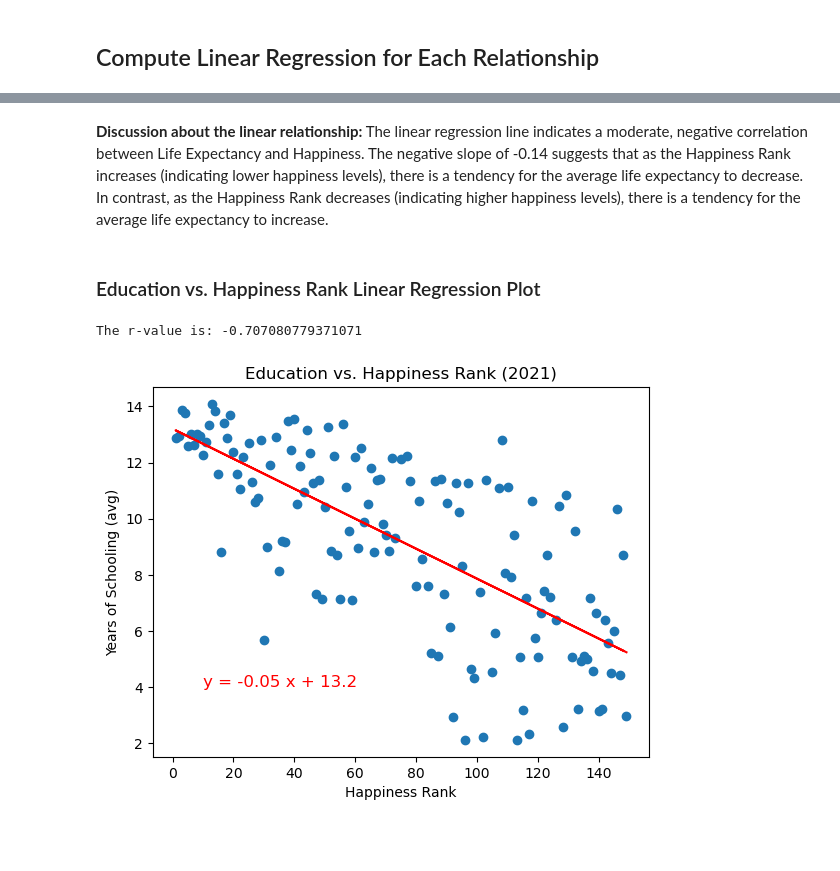
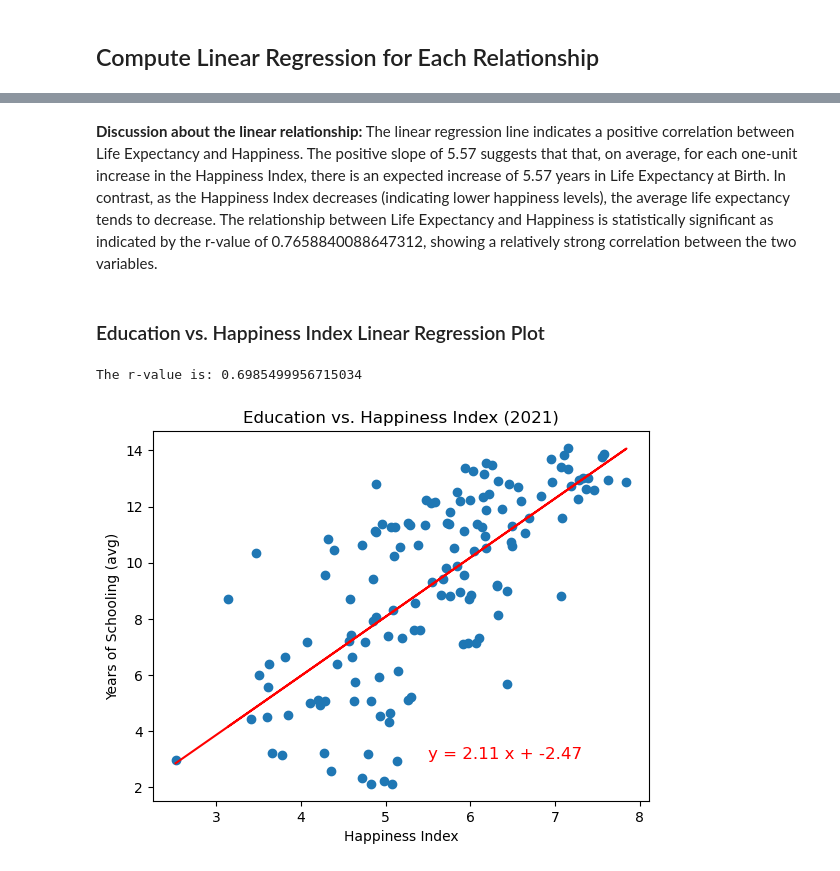
Before and after one commit to mgtaylor119/Project1-HDI_WorldHappiness, a Jupyter notebook: Rachael.ipynb, the cells around one changed output, grey strips where cells are left out. Cells and saved outputs as stored; diff of their text form; code cells hidden in the pictures; blank space fills up the shorter version.

```diff
--- a/Rachael.ipynb
+++ b/Rachael.ipynb
@@ -65,17 +65,17 @@ The r-value is: -0.7741154533757264
 # %% [markdown]
-**Discussion about the linear relationship:** The linear regression line indicates a moderate, negative correlation between Life Expectancy and Happiness. The negative slope of -0.14 suggests that as the Happiness Rank increases (indicating lower happiness levels), there is a tendency for the average life expectancy to decrease. In contrast, as the Happiness Rank decreases (indicating higher happiness levels), there is a tendency for the average life expectancy to increase.
+**Discussion about the linear relationship:** The linear regression line indicates a positive correlation between Life Expectancy and Happiness. The positive slope of 5.57 suggests that that, on average, for each one-unit increase in the Happiness Index, there is an expected increase of 5.57 years in Life Expectancy at Birth. In contrast, as the Happiness Index decreases (indicating lower happiness levels), the average life expectancy tends to decrease. The relationship between Life Expectancy and Happiness is statistically significant as indicated by the r-value of 0.7658840088647312, showing a relatively strong correlation between the two variables.
 # %% [markdown]
-### Education vs. Happiness Rank Linear Regression Plot
+### Education vs. Happiness Index Linear Regression Plot
 # %%
-# Linear regression on Education vs. Happiness Rank
-x_values = HDI_Happiness_2021["Rank"]
+# Linear regression on Education vs. Happiness Index
+x_values = HDI_Happiness_2021["Happiness Index"]
 y_values = HDI_Happiness_2021["Mean Years of Schooling (2021)"]
 
-plt.xlabel("Happiness Rank")
+plt.xlabel("Happiness Index")
 plt.ylabel("Years of Schooling (avg)")
-plt.title("Education vs. Happiness Rank (2021)")
-plot_linear_regression(x_values, y_values, 'Linear Regression', (10,4))
+plt.title("Education vs. Happiness Index (2021)")
+plot_linear_regression(x_values, y_values, 'Linear Regression', (5.5,3))
 # %% [output]
-The r-value is: -0.707080779371071
+The r-value is: 0.6985499956715034
-[figure, old version]
+[figure, new version]
 # %% [markdown]
```
Also changed, not shown: parts of 8 cells of this notebook, 2 other files.
